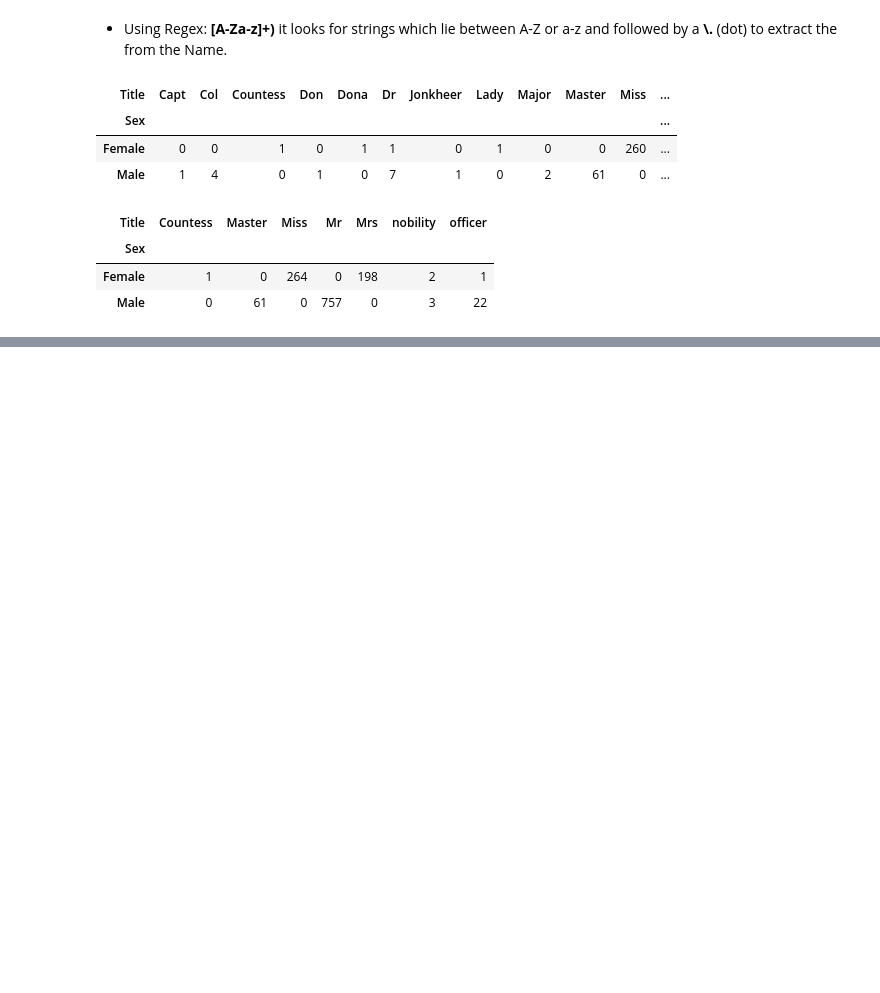
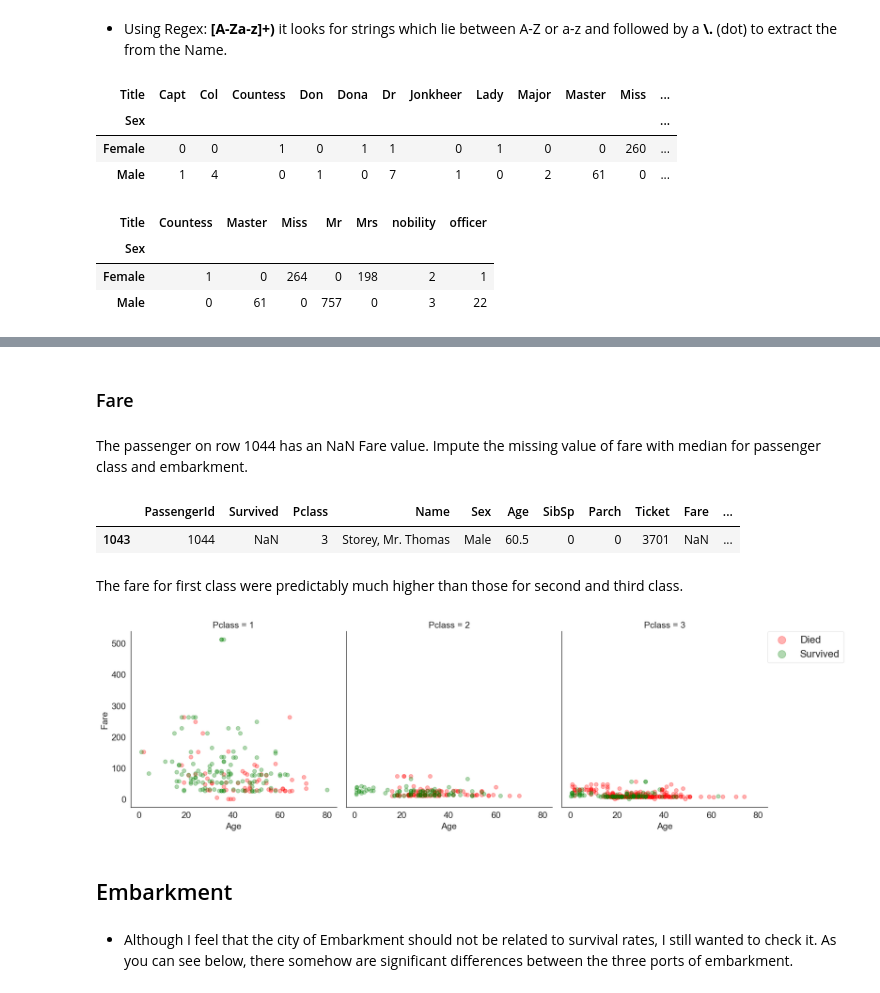
Before and after one commit to abhirajan1998/Data-Science-Learning-Project, a Jupyter notebook: Titanic Survival Prediction/EDA.ipynb, the cells around one changed output, grey strips where cells are left out. Cells and saved outputs as stored; diff of their text form; code cells hidden in the pictures; blank space fills up the shorter version.

```diff
--- a/Titanic Survival Prediction/EDA.ipynb
+++ b/Titanic Survival Prediction/EDA.ipynb
@@ -461,0 +510,9 @@ all_data.groupby(['Sex','Title']).size().unstack(fill_value=0)
+# %% [markdown]
+### Fare
+# %% [markdown]
+The passenger on row 1044 has an NaN Fare value. Impute the missing value of fare with median for passenger class and embarkment.
+# %%
+all_data[pd.isnull(all_data['Fare'])]
+# %% [output]
+|  | PassengerId | Survived | Pclass | Name | Sex | Age | SibSp | Parch | Ticket | Fare | ... |
+| 1043 | 1044 | NaN | 3 | Storey, Mr. Thomas | Male | 60.5 | 0 | 0 | 3701 | NaN | ... |
@@ -461,0 +522,14 @@ all_data.groupby(['Sex','Title']).size().unstack(fill_value=0)
+# %% [markdown]
+The fare for first class were predictably much higher than those for second and third class.
+# %%
+# Plot a scatter plot of 'Age' against 'Fare'.
+sns.lmplot(x='Age', y='Fare', hue='Survived',col='Pclass', palette=['red','green'],
+           data=train_df, fit_reg=False, scatter_kws={'alpha':0.3},legend=False)
+plt.legend(['Died','Survived'],bbox_to_anchor=(1, 1), loc=2, borderaxespad=0.,markerscale=2)
+plt.show()
+# %% [output]
+[figure, added]
+# %% [markdown]
+## Embarkment
+# %% [markdown]
+- Although I feel that the city of Embarkment should not be related to survival rates, I still wanted to check it. As you can see below, there somehow are significant differences between the three ports of embarkment.
```
Also changed, not shown: parts of 20 cells of this notebook.
